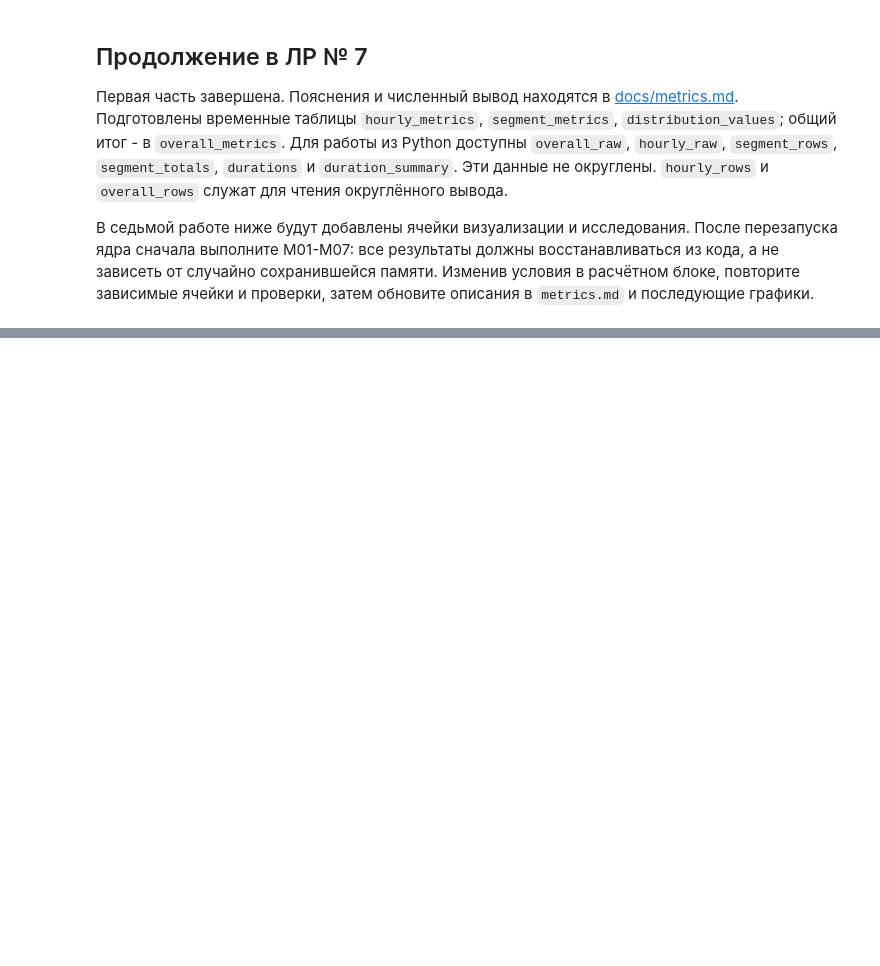
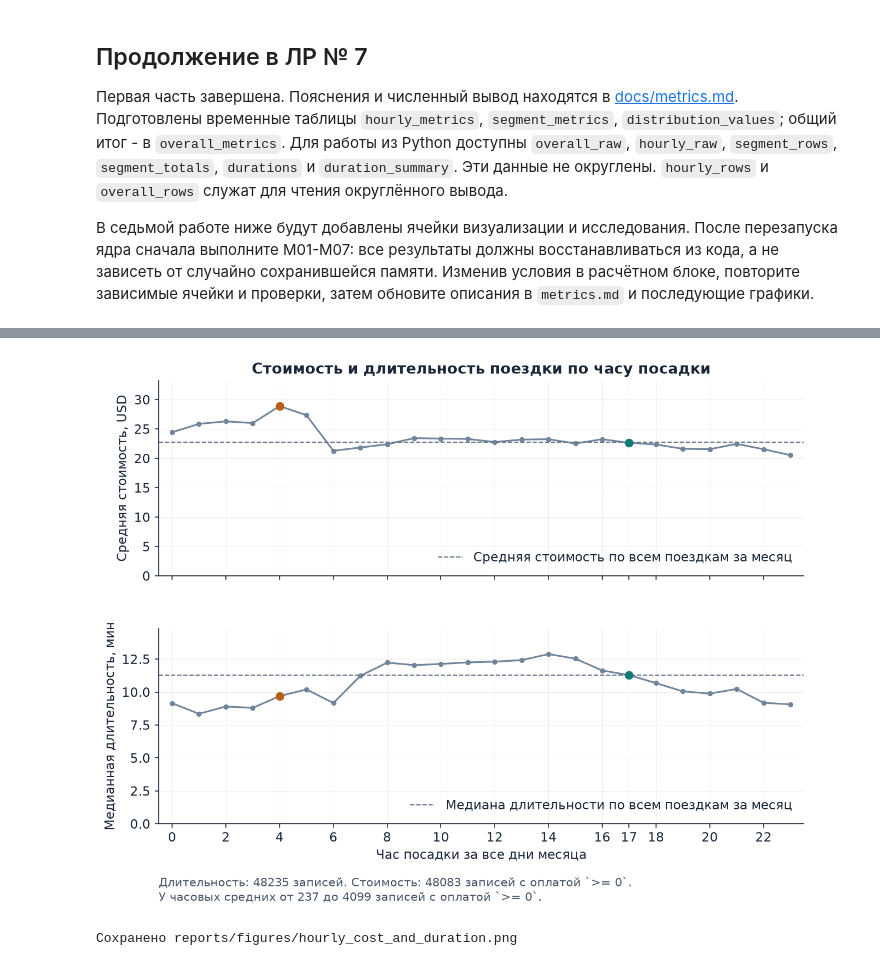
Before and after one commit to stem-z/itad-labs-demo, a Jupyter notebook: notebooks/calculate_metrics.ipynb, the cells around one changed output, grey strips where cells are left out. Saved outputs shown, nothing was run; the diff lists cells and outputs as text; code cells hidden in the pictures; blank space fills up the shorter version.

```diff
--- a/notebooks/calculate_metrics.ipynb
+++ b/notebooks/calculate_metrics.ipynb
@@ -369,0 +551,51 @@ print(f"Проверок пройдено: {len(check_rows)} из {len(check_row
+# %%
+# E04. График 2. Стоимость и длительность
+# Создание двух панелей с общей осью времени
+fig, axes = plt.subplots(2, 1, figsize=(10, 7.4), sharex=True)
+# Средняя стоимость по часам и среднее значение за месяц
+axes[0].plot(pickup_hours, hourly_avg_amounts, marker="o", ms=3.5, color="#70849A")
+axes[0].axhline(
+    overall_avg_amount, color="#64748B", ls="--", lw=1, label="Средняя стоимость по всем поездкам за месяц",
+)
+axes[0].set(
+    ylabel="Средняя стоимость, USD",
+    title="Стоимость и длительность поездки по часу посадки",
+)
+axes[0].legend(frameon=False, loc="lower right")
+
+# Медианная длительность по часам и медиана за месяц
+axes[1].plot(pickup_hours, hourly_median_minutes, marker="o", ms=3.5, color="#70849A")
+axes[1].axhline(
+    overall_median_minutes, color="#64748B", ls="--", lw=1, label="Медиана длительности по всем поездкам за месяц",
+)
+axes[1].set(
+    xlabel="Час посадки за все дни месяца", ylabel="Медианная длительность, мин",
+)
+axes[1].legend(frameon=False, loc="lower right")
+# Границы осей, отметки и сетка на обеих панелях
+for ax, values in zip(axes, (hourly_avg_amounts, hourly_median_minutes)):
+    ax.set_ylim(0, max(values) * 1.15)
+    ax.set_xticks(sorted(set(range(0, 24, 2)) | set(COMPARED_HOURS)))
+    ax.set_xlim(-0.5, 23.5)
+    ax.grid(alpha=0.2)
+    ax.set_axisbelow(True)
+
+# Выделение сравниваемых часов
+for hour in COMPARED_HOURS:
+    for ax, values in zip(axes, (hourly_avg_amounts, hourly_median_minutes)):
+        ax.scatter(hour, values[pickup_hours.index(hour)], color=COLORS[hour], s=42, zorder=5)
+# Подпись с размерами выборок
+fig.subplots_adjust(hspace=0.27, bottom=0.16)
+fig.text(
+    0.125, 0.035,
+    f"Длительность: {total_records_count} записей. "
+    f"Стоимость: {total_cost_count} записей с оплатой `>= 0`.\n"
+    f"У часовых средних от {min(cost_counts)} "
+    f"до {max(cost_counts)} записей с оплатой `>= 0`.",
+    fontsize=10, color="#475569",
+)
+# Сохранение и отображение графика
+save_and_show(fig, "hourly_cost_and_duration.png")
+# %% [output]
+[figure, added]
+Сохранено reports/figures/hourly_cost_and_duration.png
```
Also changed, not shown: parts of 12 cells of this notebook, 5 other files.
